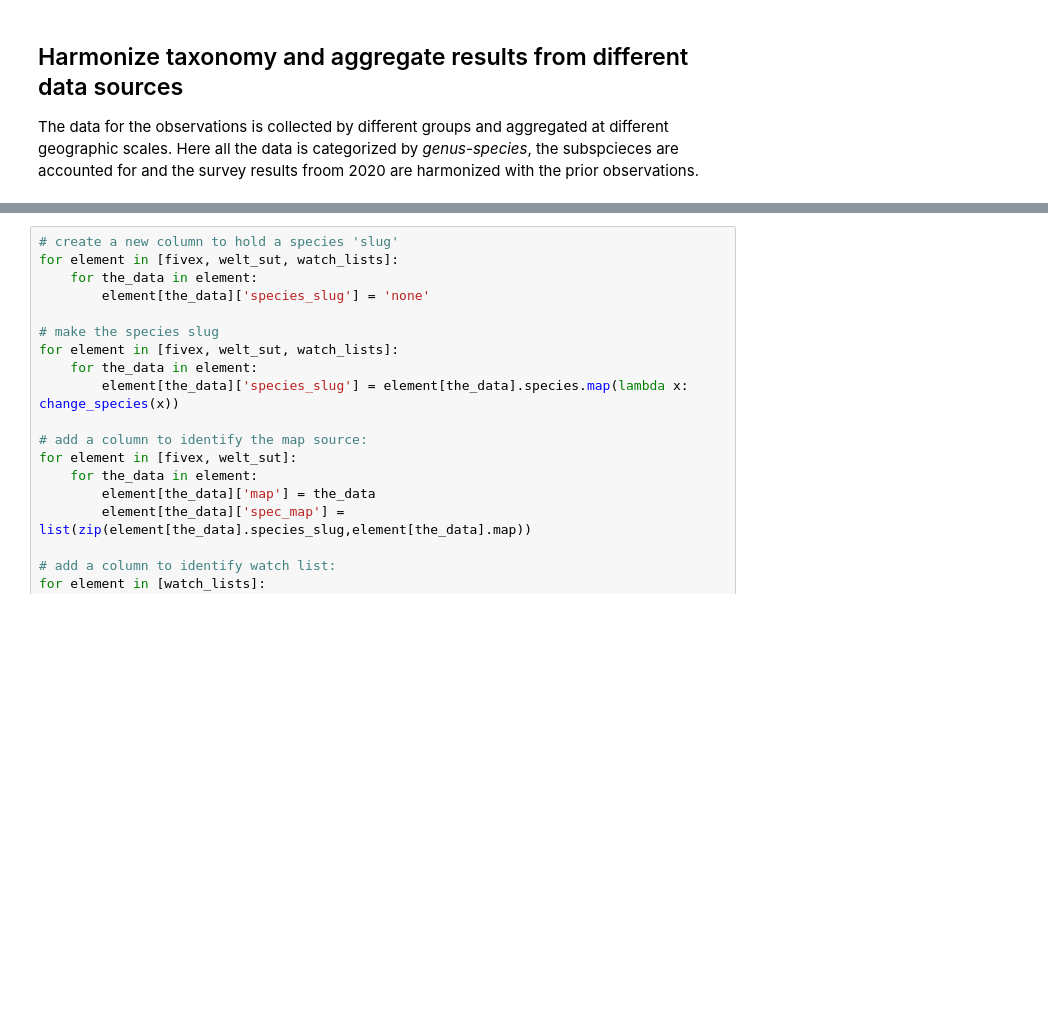
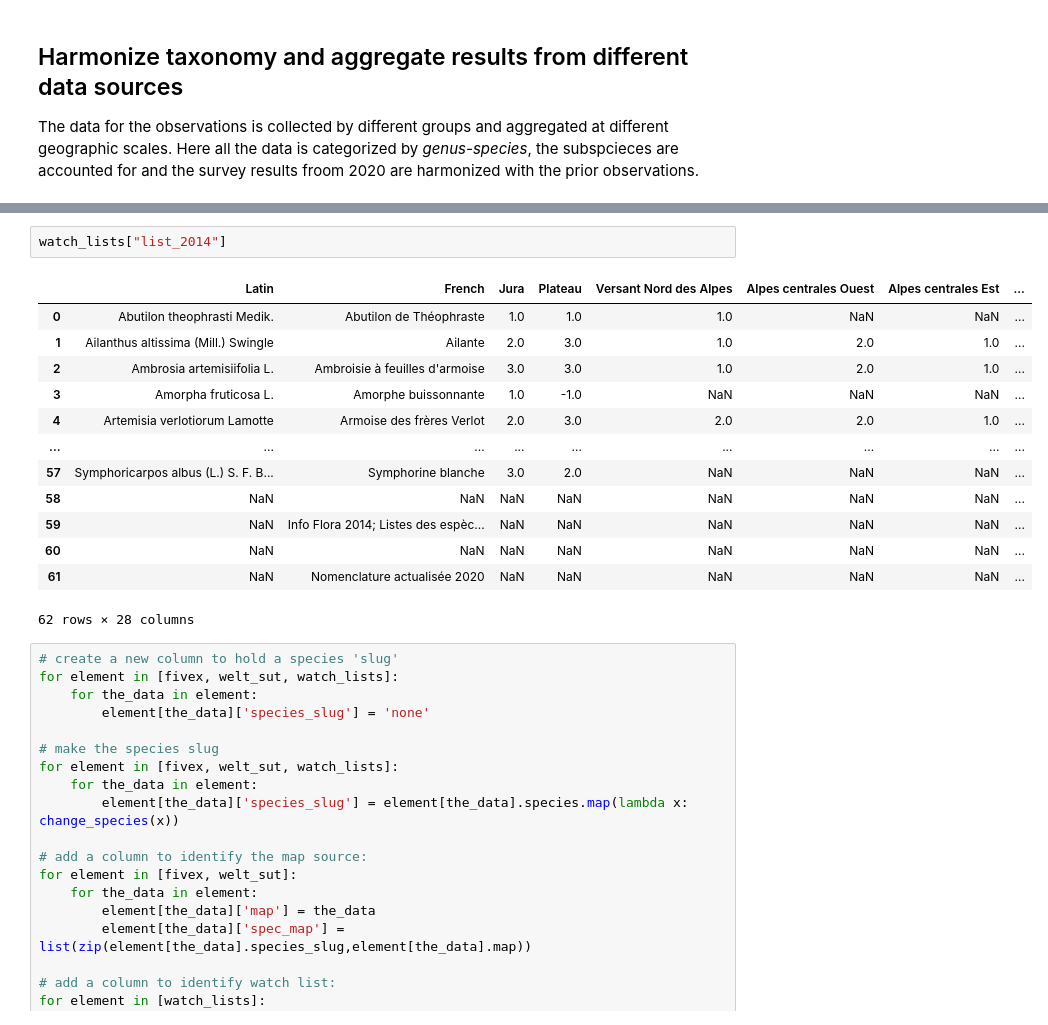
Before and after one commit to thorerismann/hdbot, a Jupyter notebook: preprocess_final.ipynb, the cells around one changed output, grey strips where cells are left out. Cells and saved outputs as stored; diff of their text form; blank space fills up the shorter version.

```diff
--- a/preprocess_final.ipynb
+++ b/preprocess_final.ipynb
@@ -103,6 +105,22 @@ adf['a_dict']=adf[adf.columns[0]].map(lambda x:make_this_a_dict(x, fivex['585215
 
 # make a dataframe with that column, replace the old data frame:
 fivex['585220'] = pd.DataFrame(list(adf['a_dict'].values))
+# %%
+watch_lists["list_2014"]
+# %% [output]
+|  | Latin | French | Jura | Plateau | Versant Nord des Alpes | Alpes centrales Ouest | Alpes centrales Est | ... |
+| 0 | Abutilon theophrasti Medik. | Abutilon de Théophraste | 1.0 | 1.0 | 1.0 | NaN | NaN | ... |
+| 1 | Ailanthus altissima (Mill.) Swingle | Ailante | 2.0 | 3.0 | 1.0 | 2.0 | 1.0 | ... |
+| 2 | Ambrosia artemisiifolia L. | Ambroisie à feuilles d'armoise | 3.0 | 3.0 | 1.0 | 2.0 | 1.0 | ... |
+| 3 | Amorpha fruticosa L. | Amorphe buissonnante | 1.0 | -1.0 | NaN | NaN | NaN | ... |
+| 4 | Artemisia verlotiorum Lamotte | Armoise des frères Verlot | 2.0 | 3.0 | 2.0 | 2.0 | 1.0 | ... |
+| ... | ... | ... | ... | ... | ... | ... | ... | ... |
+| 57 | Symphoricarpos albus (L.) S. F. B... | Symphorine blanche | 3.0 | 2.0 | NaN | NaN | NaN | ... |
+| 58 | NaN | NaN | NaN | NaN | NaN | NaN | NaN | ... |
+| 59 | NaN | Info Flora 2014; Listes des espèc... | NaN | NaN | NaN | NaN | NaN | ... |
+| 60 | NaN | NaN | NaN | NaN | NaN | NaN | NaN | ... |
+| 61 | NaN | Nomenclature actualisée 2020 | NaN | NaN | NaN | NaN | NaN | ... |
+62 rows × 28 columns
 # %%
 # create a new column to hold a species 'slug'
 for element in [fivex, welt_sut, watch_lists]:
```
Also changed, not shown: parts of 14 cells of this notebook, 5 other files.
